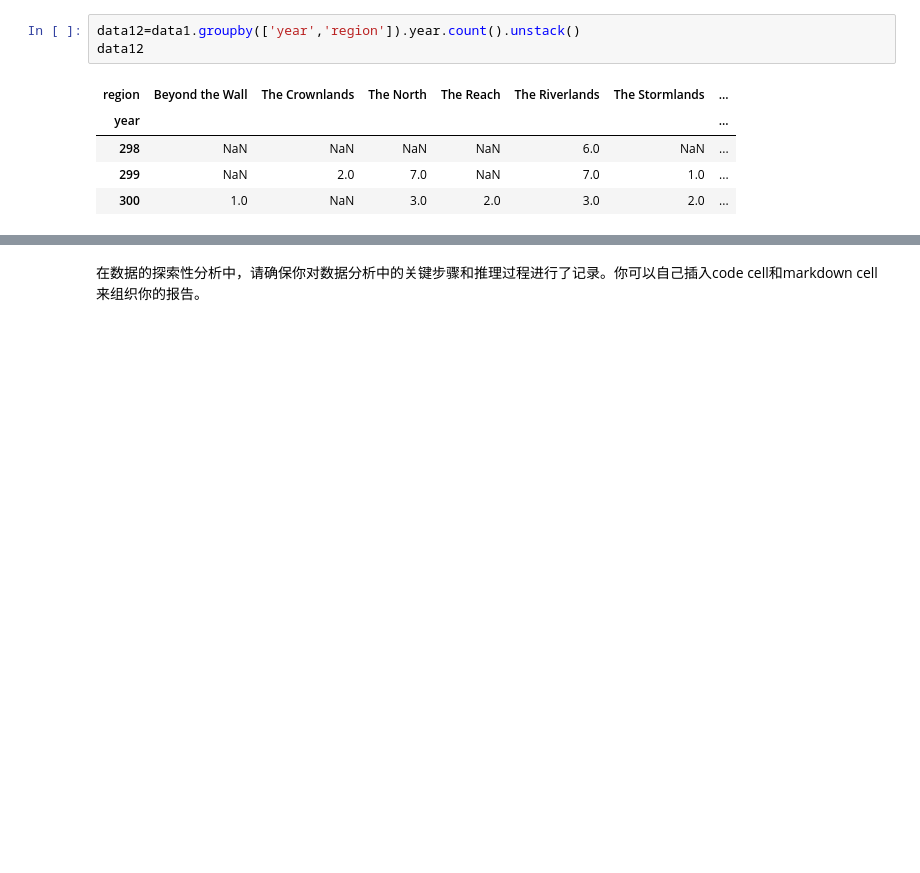
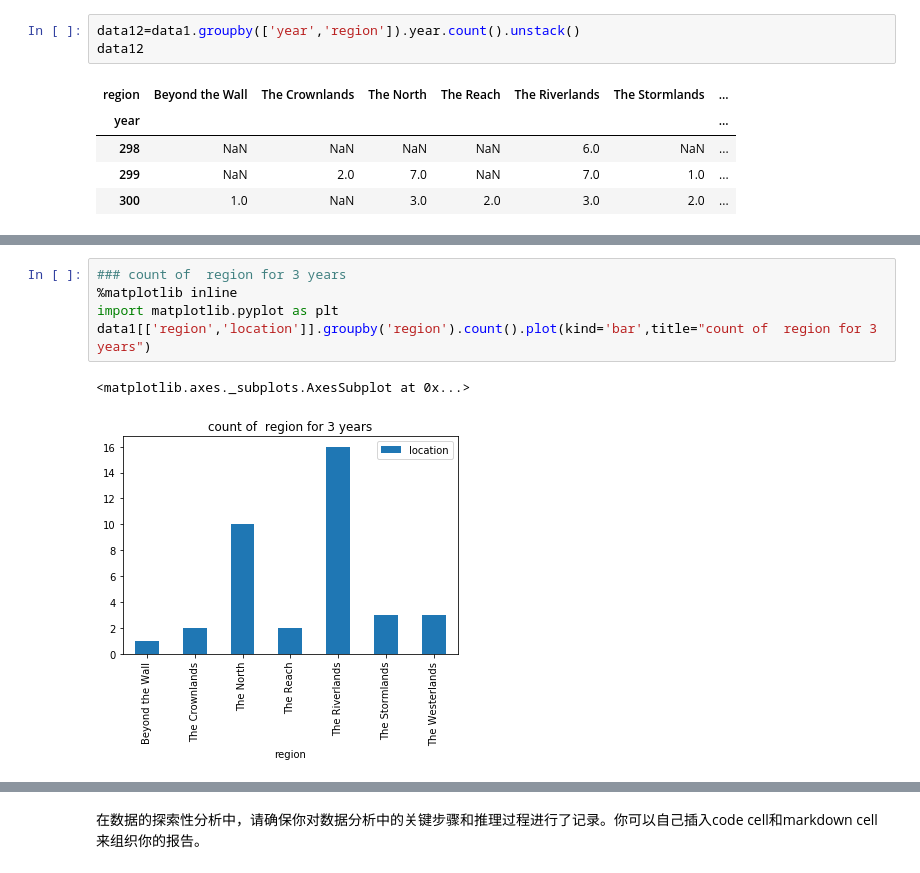
Before and after one commit to udacity-class-question/Game_of_thrones_battle_analysis, a Jupyter notebook: Game_of_thrones_battle_analysis.ipynb, the cells around one changed output, grey strips where cells are left out. Saved outputs shown, nothing was run; the diff lists cells and outputs as text; blank space fills up the shorter version.

```diff
--- a/Game_of_thrones_battle_analysis.ipynb
+++ b/Game_of_thrones_battle_analysis.ipynb
@@ -195,0 +186,8 @@ data_dis.drop_duplicates(['location','region'])
+# %%
+### count of  region for 3 years
+%matplotlib inline
+import matplotlib.pyplot as plt
+data1[['region','location']].groupby('region').count().plot(kind='bar',title="count of  region for 3 years")
+# %% [output]
+<matplotlib.axes._subplots.AxesSubplot at 0x...>
+[figure, added]
```
Also changed, not shown: parts of 10 cells of this notebook, 1 other file.
